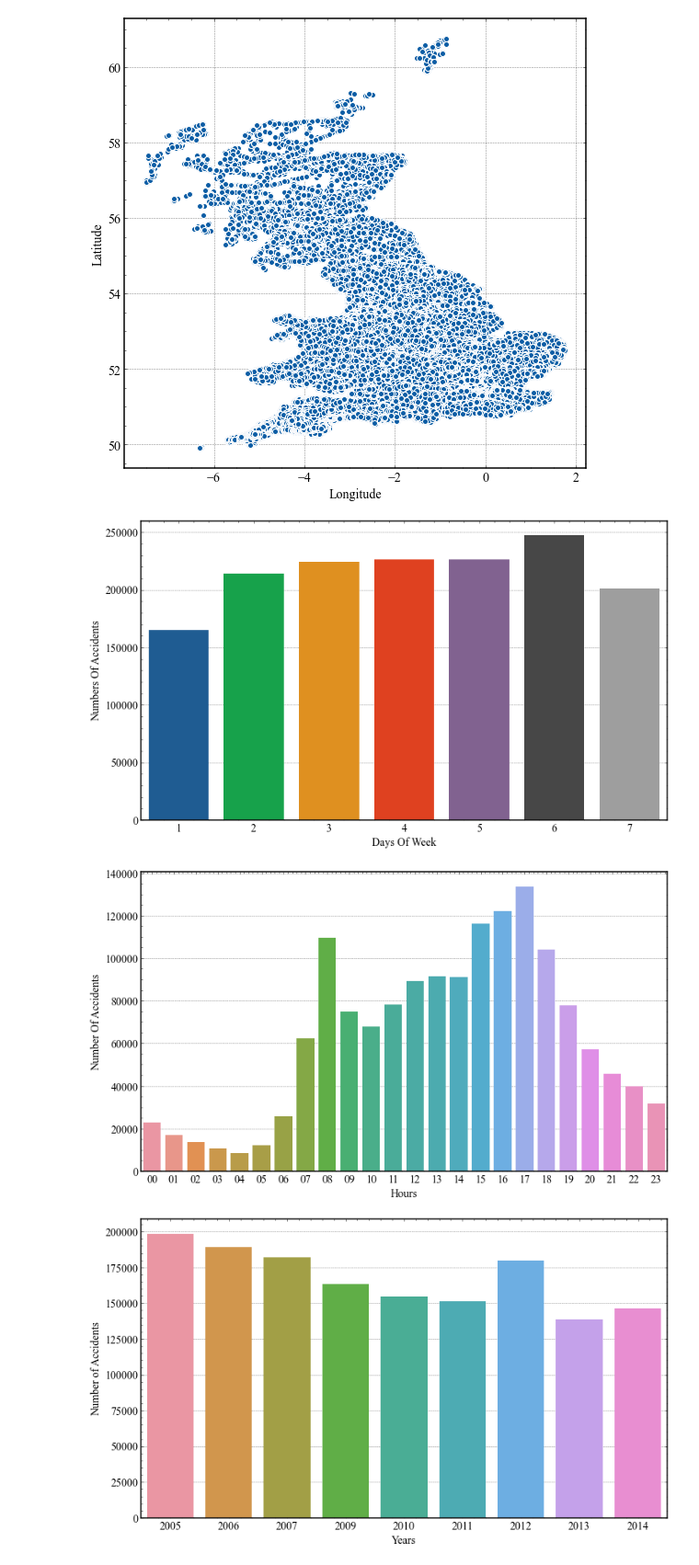
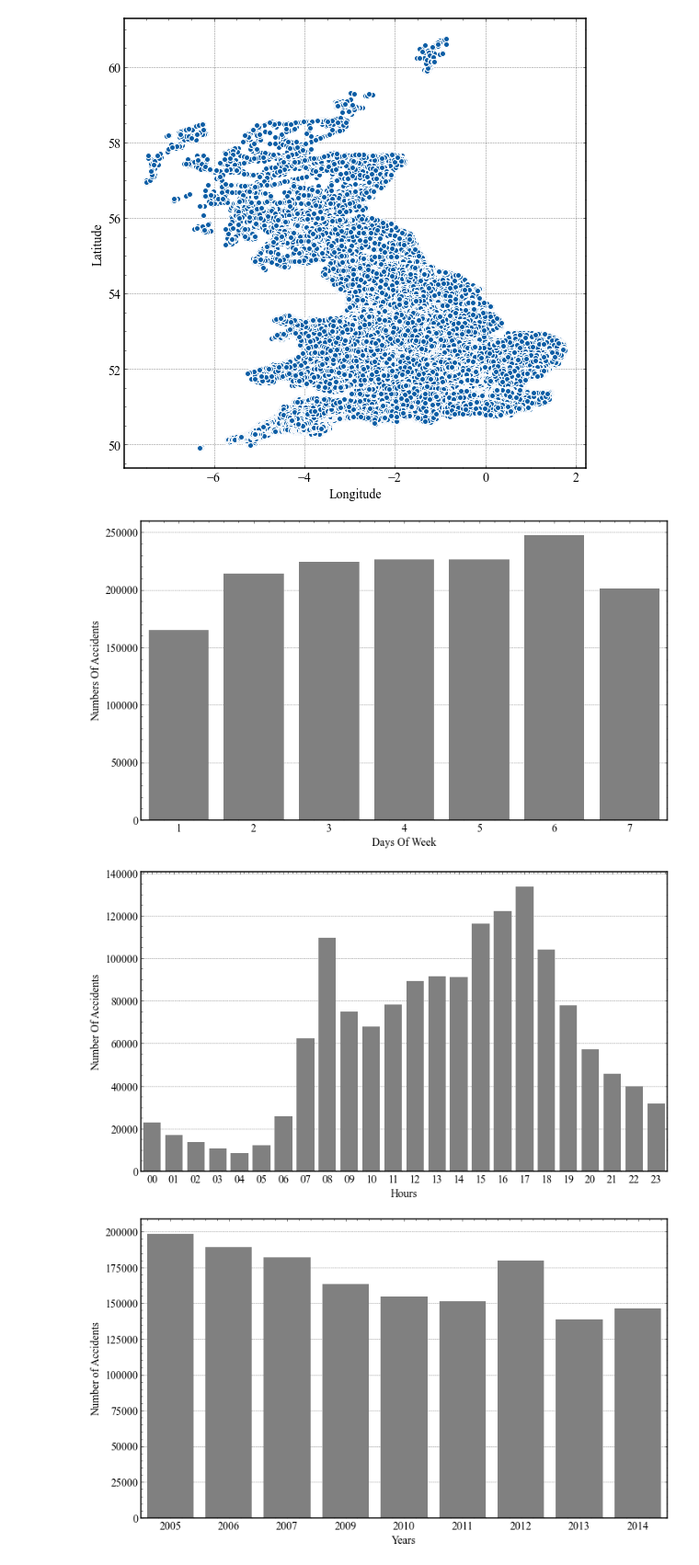
Before and after one commit to CHDers/uk-traffic-analysis, a Jupyter notebook: src/uk-traffic-analysis.ipynb, the cells around one changed output. Shown at 92% size. Drawn from its saved outputs; the diff is of its cells as text; code cells hidden in the pictures.

```diff
--- a/src/uk-traffic-analysis.ipynb
+++ b/src/uk-traffic-analysis.ipynb
@@ -187,37 +187,37 @@ plt.show()
 # %%
 # sns.set_theme(style="darkgrid")
 plt.figure(figsize=(12,7))
-sns.countplot(x="Day_of_Week",data=df)
+sns.countplot(x="Day_of_Week",data=df, color='gray')
 # plt.title("Number Of Accidents by Days Of Week")
 plt.xlabel("Days Of Week")
 plt.ylabel("Numbers Of Accidents")
 plt.savefig('../assets/figure/Number Of Accidents by Days Of Week.svg', bbox_inches='tight')
 plt.show()
 # %% [output]
-[figure, old version]
+[figure, new version]
 # %%
 hours = pd.DataFrame(df["Time"].astype("datetime64"))
 hours = pd.DataFrame(hours.Time.dt.strftime('%H').sort_values(),columns=["Time"])
 
 plt.figure(figsize=(12,7))
-sns.countplot(data=hours,x="Time")
+sns.countplot(data=hours,x="Time", color='gray')
 # plt.title("Number Of Accidents by Hours")
 plt.xlabel("Hours")
 plt.ylabel("Number Of Accidents")
 plt.savefig('../assets/figure/Number Of Accidents by Hours.svg', bbox_inches='tight')
 plt.show()
 # %% [output]
-[figure, old version]
+[figure, new version]
 # %%
 plt.figure(figsize=(12,7))
-sns.countplot(x="Year",data=df)
+sns.countplot(x="Year",data=df, color='gray')
 # plt.title("Number of Accidents by Year")
 plt.xlabel("Years")
 plt.ylabel("Number of Accidents")
 plt.savefig('../assets/figure/Number Of Accidents by Year.svg', bbox_inches='tight')
 plt.show()
 # %% [output]
-[figure, old version]
+[figure, new version]
 # %%
 plt.figure(figsize=(12,7))
 sns.countplot(data=df,x="Road_Surface_Conditions",hue="Year",palette="binary")  # Greys
```
Also changed, not shown: parts of 1 cell of this notebook, 3 other files.
